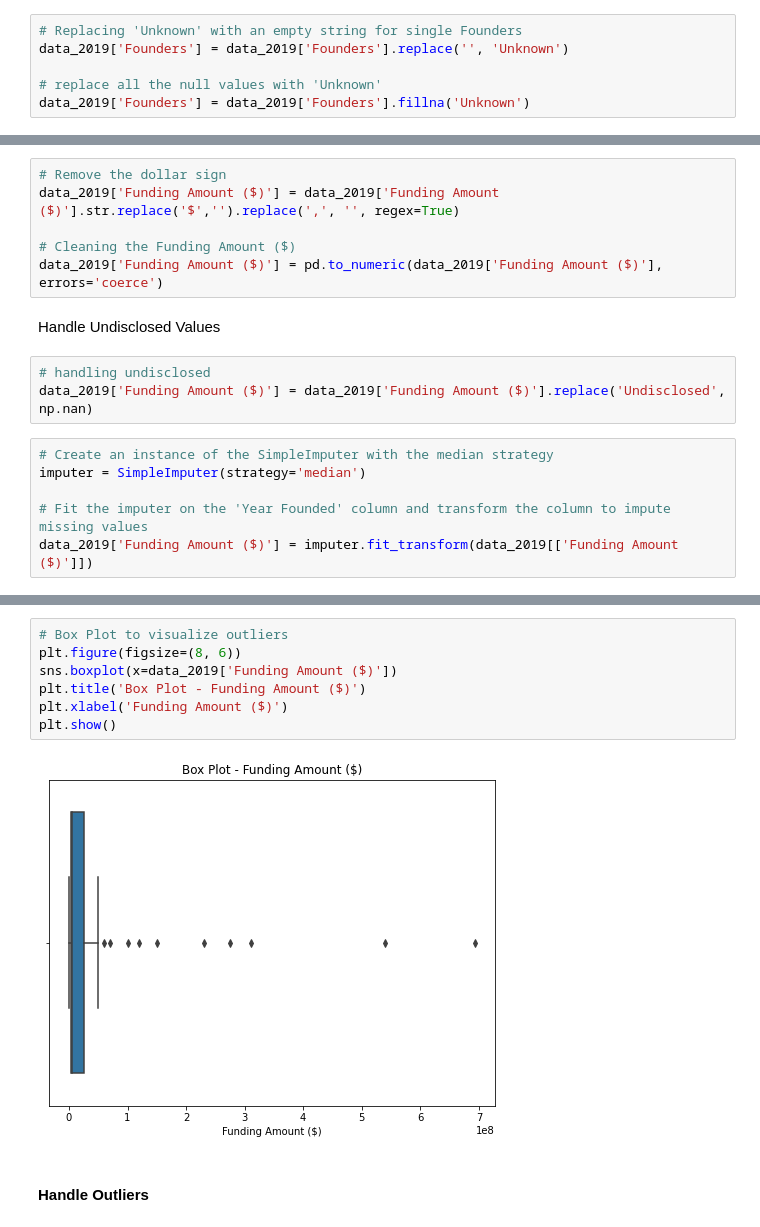
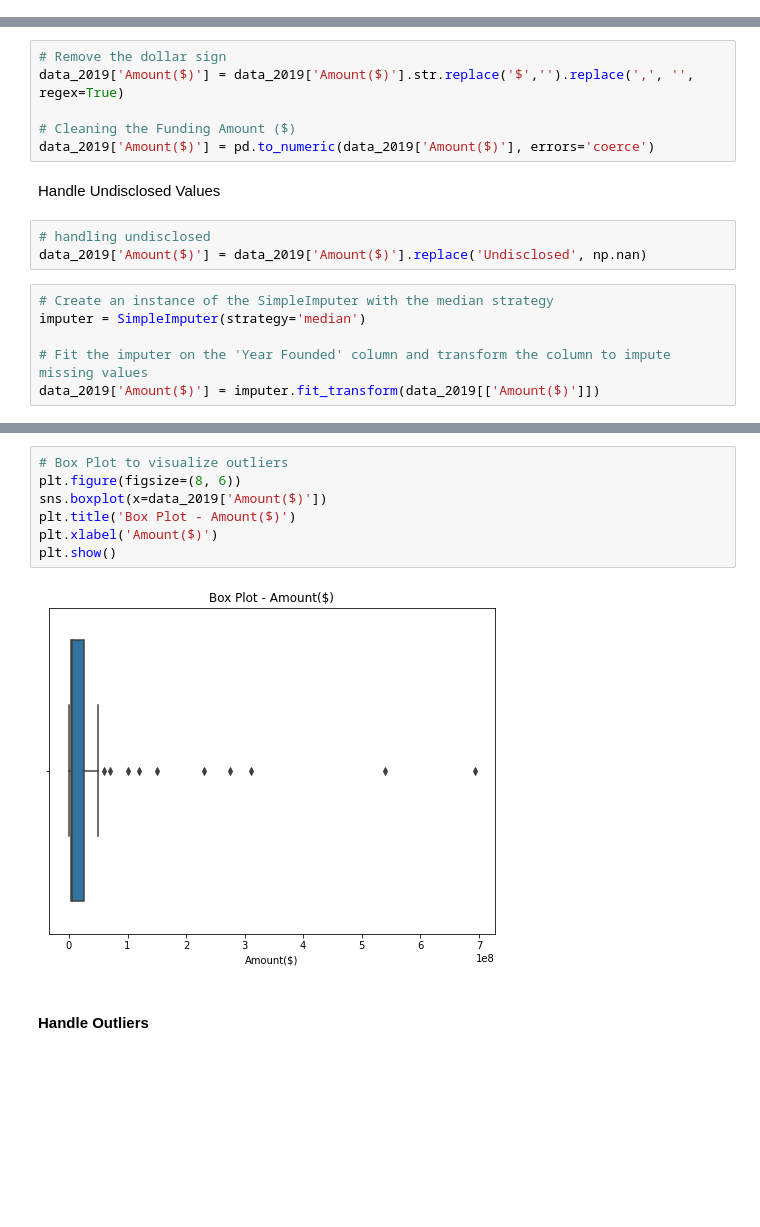
Before and after one commit to HannahMwende/India-startup-funding-analysis, a Jupyter notebook: indian_startup_funding.ipynb, the cells around one changed output, grey strips where cells are left out. Drawn from its saved outputs; the diff is of its cells as text; blank space fills up the shorter version.

```diff
--- a/indian_startup_funding.ipynb
+++ b/indian_startup_funding.ipynb
@@ -948,9 +854,3 @@ The column contains 3 missing values which will handled by replacing them with '
-# %%
-# Replacing 'Unknown' with an empty string for single Founders
-data_2019['Founders'] = data_2019['Founders'].replace('', 'Unknown')
-
-# replace all the null values with 'Unknown'
-data_2019['Founders'] = data_2019['Founders'].fillna('Unknown')
 # %% [markdown]
 #### **Explore Investor**
 # %% [markdown]
@@ -1057,19 +951,19 @@ Name: Funding Amount ($), dtype: object
 Remove and replacing empty spaces, leading and trailing spaces
 # %%
 # Remove the dollar sign
-data_2019['Funding Amount ($)'] = data_2019['Funding Amount ($)'].str.replace('$','').replace(',', '', regex=True)
+data_2019['Amount($)'] = data_2019['Amount($)'].str.replace('$','').replace(',', '', regex=True)
 
 # Cleaning the Funding Amount ($)
-data_2019['Funding Amount ($)'] = pd.to_numeric(data_2019['Funding Amount ($)'], errors='coerce')
+data_2019['Amount($)'] = pd.to_numeric(data_2019['Amount($)'], errors='coerce')
 # %% [markdown]
 Handle Undisclosed Values
 # %%
 # handling undisclosed
-data_2019['Funding Amount ($)'] = data_2019['Funding Amount ($)'].replace('Undisclosed', np.nan)
+data_2019['Amount($)'] = data_2019['Amount($)'].replace('Undisclosed', np.nan)
 # %%
 # Create an instance of the SimpleImputer with the median strategy
 imputer = SimpleImputer(strategy='median')
 
 # Fit the imputer on the 'Year Founded' column and transform the column to impute missing values
-data_2019['Funding Amount ($)'] = imputer.fit_transform(data_2019[['Funding Amount ($)']])
+data_2019['Amount($)'] = imputer.fit_transform(data_2019[['Amount($)']])
 # %% [markdown]
@@ -1089,12 +983,12 @@ Name: Funding Amount ($), dtype: float64
 # %%
 # Box Plot to visualize outliers
 plt.figure(figsize=(8, 6))
-sns.boxplot(x=data_2019['Funding Amount ($)'])
-plt.title('Box Plot - Funding Amount ($)')
-plt.xlabel('Funding Amount ($)')
+sns.boxplot(x=data_2019['Amount($)'])
+plt.title('Box Plot - Amount($)')
+plt.xlabel('Amount($)')
 plt.show()
 # %% [output]
-[figure, old version]
+[figure, new version]
 # %% [markdown]
 #### Handle Outliers
 # %%
```
Also changed, not shown: parts of 130 cells of this notebook, 1 other file.
